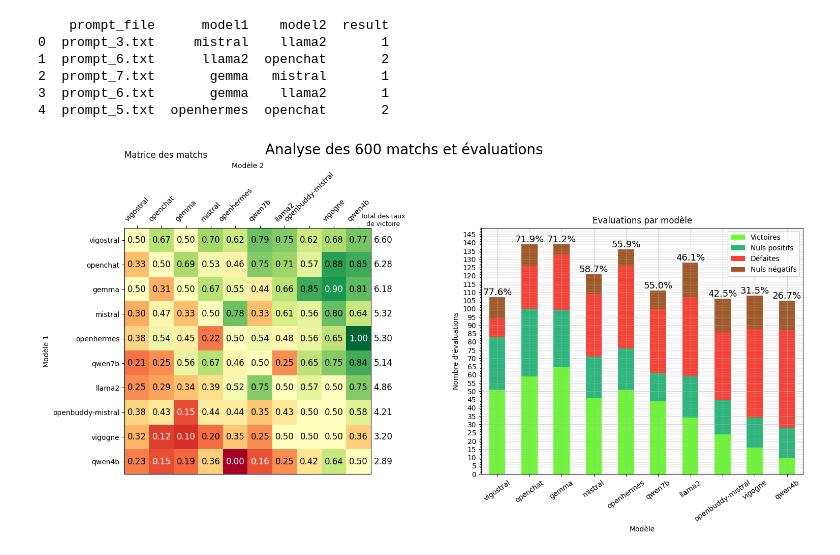
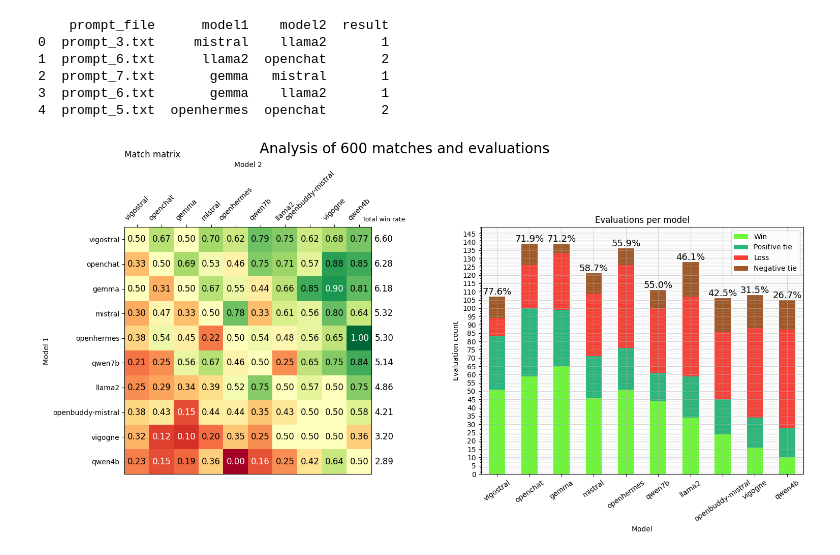
Before and after one commit to eliot-christon/robot-speech-to-speech, a Jupyter notebook: Tools/Evaluation/T2/eval.ipynb, the cells around one changed output. Drawn from its saved outputs; the diff is of its cells as text; code cells hidden in the pictures.

```diff
--- a/Tools/Evaluation/T2/eval.ipynb
+++ b/Tools/Evaluation/T2/eval.ipynb
@@ -7,7 +7,7 @@ import matplotlib.ticker as mticker
 import numpy as np
 import tqdm
 
-FRENCH = True
+FRENCH = False
 # %% [markdown]
 ## Analysis
 # %% [markdown]
@@ -198,0 +199,17 @@ plt.show()
+# %%
+# print mean and std for each model
+the_models = time_df["model"].unique()
+
+
+print("Mean time per character (ms):")
+
+for model in the_models:
+    sub_df = time_df[(time_df["model"] == model)]
+    print(f"{model}: {sub_df['time_per_char'].mean() * 1000:.2f} ± {sub_df['time_per_char'].std() * 1000:.2f}")
+
+
+print("\nMean initialization time (s):")
+
+for model in the_models:
+    sub_df = time_df[(time_df["model"] == model)]
+    print(f"{model}: {1000 * sub_df['time_init'].mean():.0f} ± {1000 * sub_df['time_init'].std():.0f}")
@@ -256,6 +291,8 @@ lang_df.to_csv("lang_df.csv", index=False)
 2  gemma_chat_2024-04-02_17-09-44_prompt_1.txt
 3  gemma_chat_2024-04-02_17-09-44_prompt_2.txt
 4  gemma_chat_2024-04-02_17-09-44_prompt_2.txt
+# %%
+lang_df = pd.read_csv("lang_df.csv")
 # %%
 # get models from lang_df
 models = lang_df["model"].unique()
@@ -556,34 +595,34 @@ if FRENCH:
     ax[1].set_xlabel("Modèle")
     ax[1].set_ylabel("Nombre d'évaluations")
 else:
-    ax[1].legend(["win_count", "good_draw_count", "loss_count", "bad_draw_count"])
+    ax[1].legend(["Win", "Positive tie", "Loss", "Negative tie"])
     ax[1].set_title("Evaluations per model")
     ax[1].set_xlabel("Model")
     ax[1].set_ylabel("Evaluation count")
 # grid lines (horizontal)
 major_ticks = np.arange(0, 201, 5)
 minor_ticks = np.arange(0, 201, 1)
 ax[1].set_yticks(major_ticks)
 ax[1].set_yticks(minor_ticks, minor=True)
 ax[1].grid(which='major', alpha=0.5)
 ax[1].grid(which='minor', alpha=0.2)
 ax[1].set_ylim([0, np.max(data["eval_count"]) + 10])
 # add text of % good
 for i, model in enumerate(sorted_models):
     total = data["eval_count"][model]
     good = data["win_count"][model] + data["good_draw_count"][model]
     ax[1].text(i, total, f"{good / total * 100:.1f}%", ha="center", va="bottom", fontsize=13)
 
 
 if FRENCH:
     fig.suptitle(f"Analyse des {len(matches)} matchs et évaluations", fontsize=20)
 else:
     fig.suptitle(f"Analysis of {len(matches)} matches and evaluations", fontsize=20)
 plt.tight_layout()
 
 # save the figure
 plt.savefig("match_analysis.png")
 
 plt.show()
 # %% [output]
-[figure, old version]
+[figure, new version]
```
Also changed, not shown: parts of 4 cells of this notebook, 4 other files.
